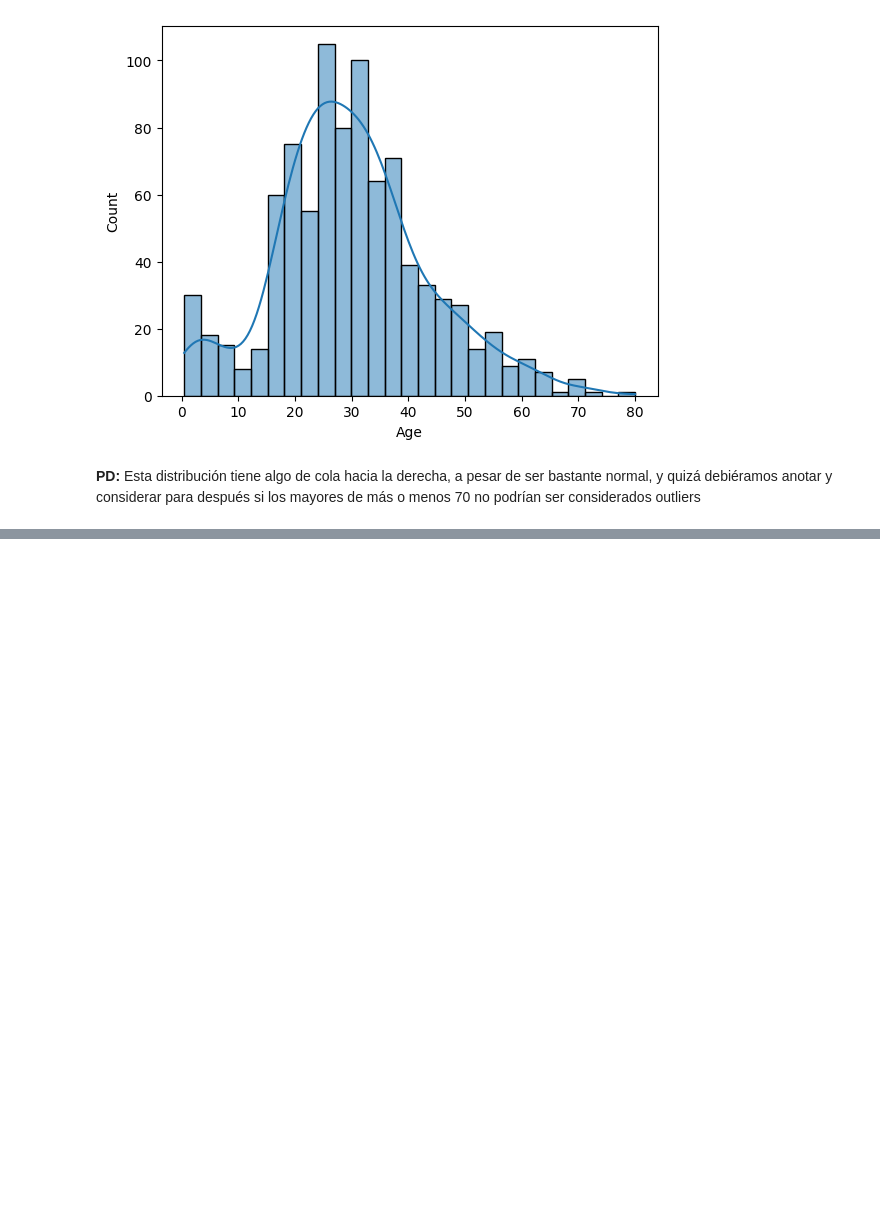
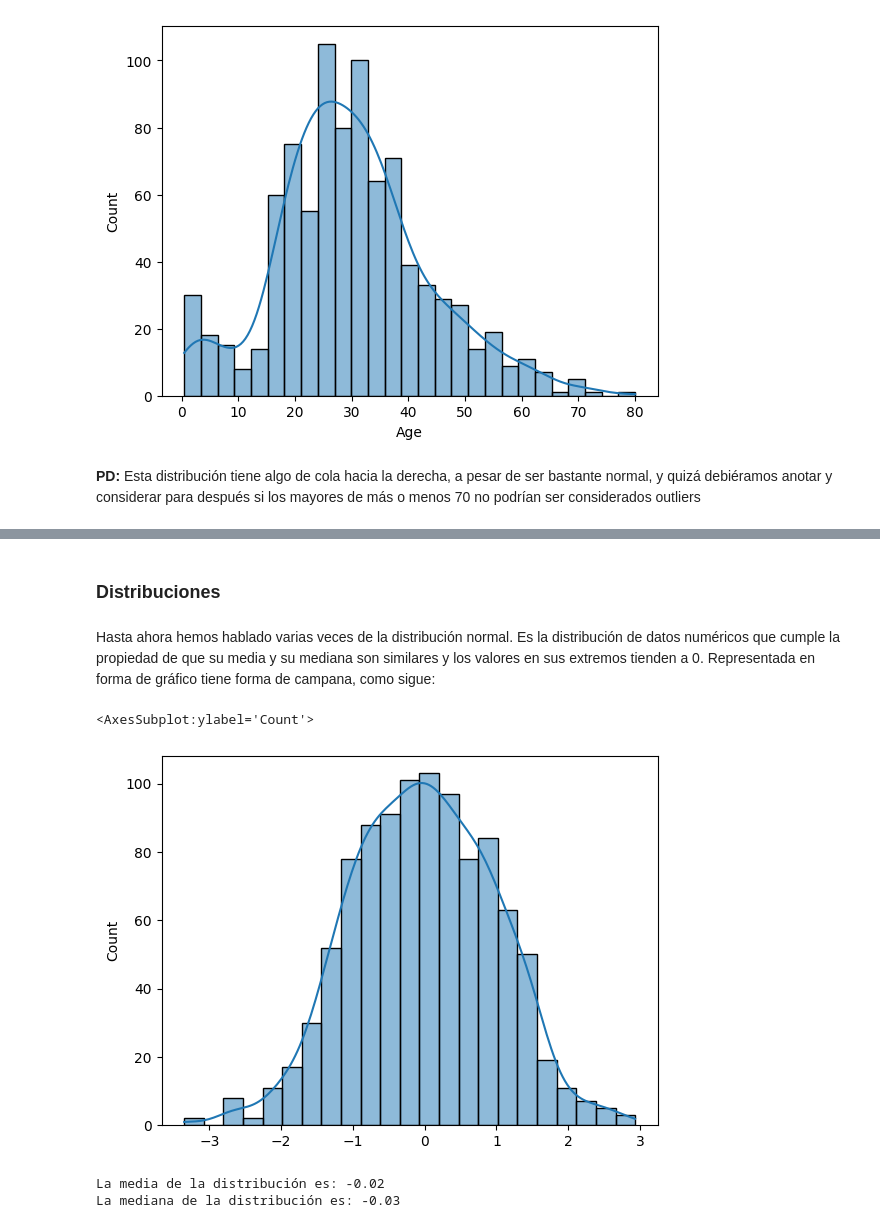
Before and after one commit to AI-School-F5-P2/titanic_example, a Jupyter notebook: titanic_eda.ipynb, the cells around one changed output, grey strips where cells are left out. Cells and saved outputs as stored; diff of their text form; code cells hidden in the pictures; blank space fills up the shorter version.

```diff
--- a/titanic_eda.ipynb
+++ b/titanic_eda.ipynb
@@ -819,0 +820,19 @@ También vemos que aunque tenemos 625 personas que embarcaron en S y solo 75 en
+# %% [markdown]
+### Distribuciones
+# %% [markdown]
+Hasta ahora hemos hablado varias veces de la distribución normal. Es la distribución de datos numéricos que cumple la propiedad de que su media y su mediana son similares y los valores en sus extremos tienden a 0. Representada en forma de gráfico tiene forma de campana, como sigue:
+# %%
+mu, sigma = 0, 1 # mean and standard deviation
+normal_data = np.random.normal(mu, sigma, 1000)
+sns.histplot(x=normal_data, kde=True)
+# %% [output]
+<AxesSubplot:ylabel='Count'>
+[figure, added]
+# %%
+media = np.mean(normal_data)
+mediana = np.median(normal_data)
+print(f"La media de la distribución es: {round(media, 2)}")
+print(f"La mediana de la distribución es: {round(mediana, 2)}")
+# %% [output]
+La media de la distribución es: -0.02
+La mediana de la distribución es: -0.03
```
Also changed, not shown: parts of 114 cells of this notebook.
